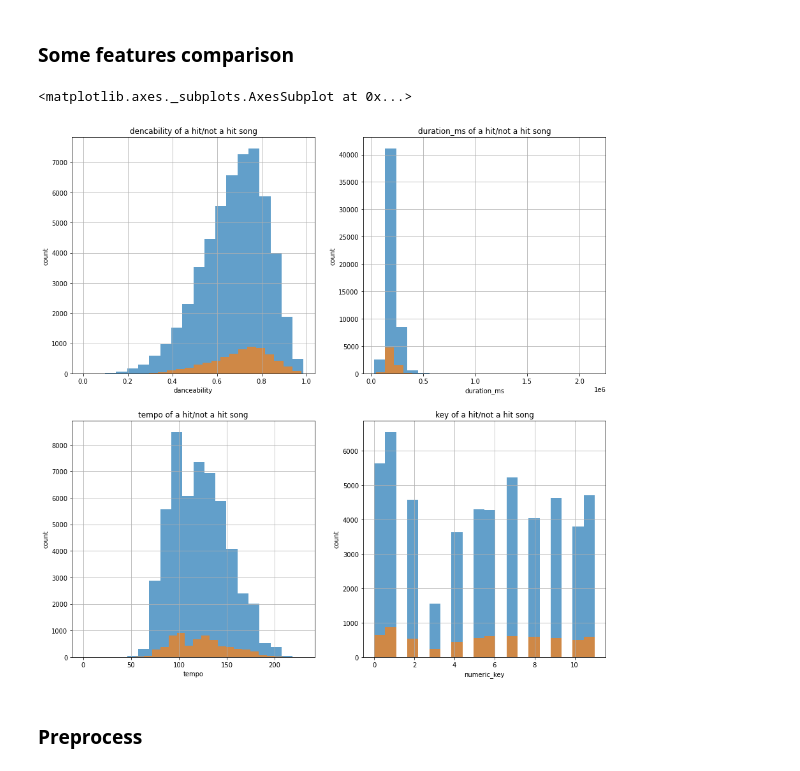
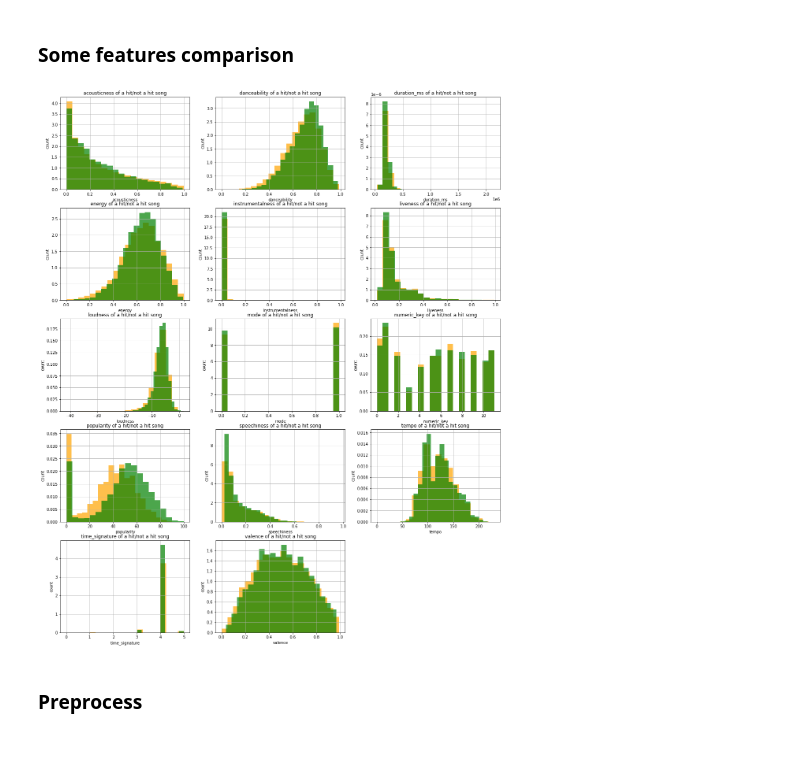
Before and after one commit to ShakedZrihen/worldwide-song-hit-formula, a Jupyter notebook: prediction.ipynb, the cells around one changed output. Saved outputs shown, nothing was run; the diff lists cells and outputs as text; code cells hidden in the pictures.

```diff
--- a/prediction.ipynb
+++ b/prediction.ipynb
@@ -153,58 +153,23 @@ prepared_df.sample(5)
 # %% [markdown]
 ### Some features comparison
-# %%
-## danceability
-hits_danceability_df = prepared_df[prepared_df['target'] == 1]['danceability']
-no_hits_danceability_df = prepared_df[prepared_df['target'] == 0]['danceability']
-
-fig = plt.figure(figsize=(15, 15))
-danceability = fig.add_subplot(221)
-danceability.set_xlabel('danceability')
-danceability.set_ylabel('count')
-danceability.set_title('dencability of a hit/not a hit song')
-no_hits_danceability_df.hist(alpha=0.7, bins = 20)
-fig.add_subplot(221)
-hits_danceability_df.hist(alpha=0.7, bins = 20, label = 'hit')
-
-## duration_ms
-
-hits_duration_ms_df = prepared_df[prepared_df['target'] == 1]['duration_ms']
-no_hits_duration_ms_df = prepared_df[prepared_df['target'] == 0]['duration_ms']
-
-duration_ms = fig.add_subplot(222)
-duration_ms.set_xlabel('duration_ms')
-duration_ms.set_ylabel('count')
-duration_ms.set_title('duration_ms of a hit/not a hit song')
-no_hits_duration_ms_df.hist(alpha=0.7, bins = 20)
-fig.add_subplot(222)
-hits_duration_ms_df.hist(alpha=0.7, bins = 20)
-
-## tempo
-hits_tempo_df = prepared_df[prepared_df['target'] == 1]['tempo']
-no_hits_tempo_df = prepared_df[prepared_df['target'] == 0]['tempo']
-
-tempo = fig.add_subplot(223)
-tempo.set_xlabel('tempo')
-tempo.set_ylabel('count')
-tempo.set_title('tempo of a hit/not a hit song')
-no_hits_tempo_df.hist(alpha=0.7, bins = 20)
-fig.add_subplot(223)
-hits_tempo_df.hist(alpha=0.7, bins = 20)
-
-## key
-hits_numeric_key_df = prepared_df[prepared_df['target'] == 1]['numeric_key']
-no_hits_numeric_key_df = prepared_df[prepared_df['target'] == 0]['numeric_key']
-
-numeric_key = fig.add_subplot(224)
-numeric_key.set_xlabel('numeric_key')
-numeric_key.set_ylabel('count')
-numeric_key.set_title('key of a hit/not a hit song')
-no_hits_numeric_key_df.hist(alpha=0.7, bins = 20)
-fig.add_subplot(224)
-hits_numeric_key_df.hist(alpha=0.7, bins = 20)
-# %% [output]
-<matplotlib.axes._subplots.AxesSubplot at 0x...>
-[figure, removed]
+# %%
+hits_df = prepared_df[prepared_df['target'] == 1]
+no_hits_df = prepared_df[prepared_df['target'] == 0]
+
+features = songsData.drop(['id', 'key'], axis=1).columns
+fig = plt.figure(figsize=(20, 25))
+for index, feature in enumerate(features):
+  hits_feature_df = hits_df[feature]
+  no_hits_feature_df = no_hits_df[feature]
+  a_feature = fig.add_subplot(5,3,index+1)
+  a_feature.set_xlabel(feature)
+  a_feature.set_ylabel('count')
+  a_feature.set_title('{feature} of a hit/not a hit song'.format(feature=feature))
+  no_hits_feature_df.hist(alpha=0.7, bins = 20, density=True, color = "orange")
+  fig.add_subplot(5,3,index+1)
+  hits_feature_df.hist(alpha=0.7, bins = 20, label = 'hit', density=True, color = "green")
+# %% [output]
+[figure, added]
 # %% [markdown]
 ### Preprocess
 # %%
```
Also changed, not shown: parts of 5 cells of this notebook.
